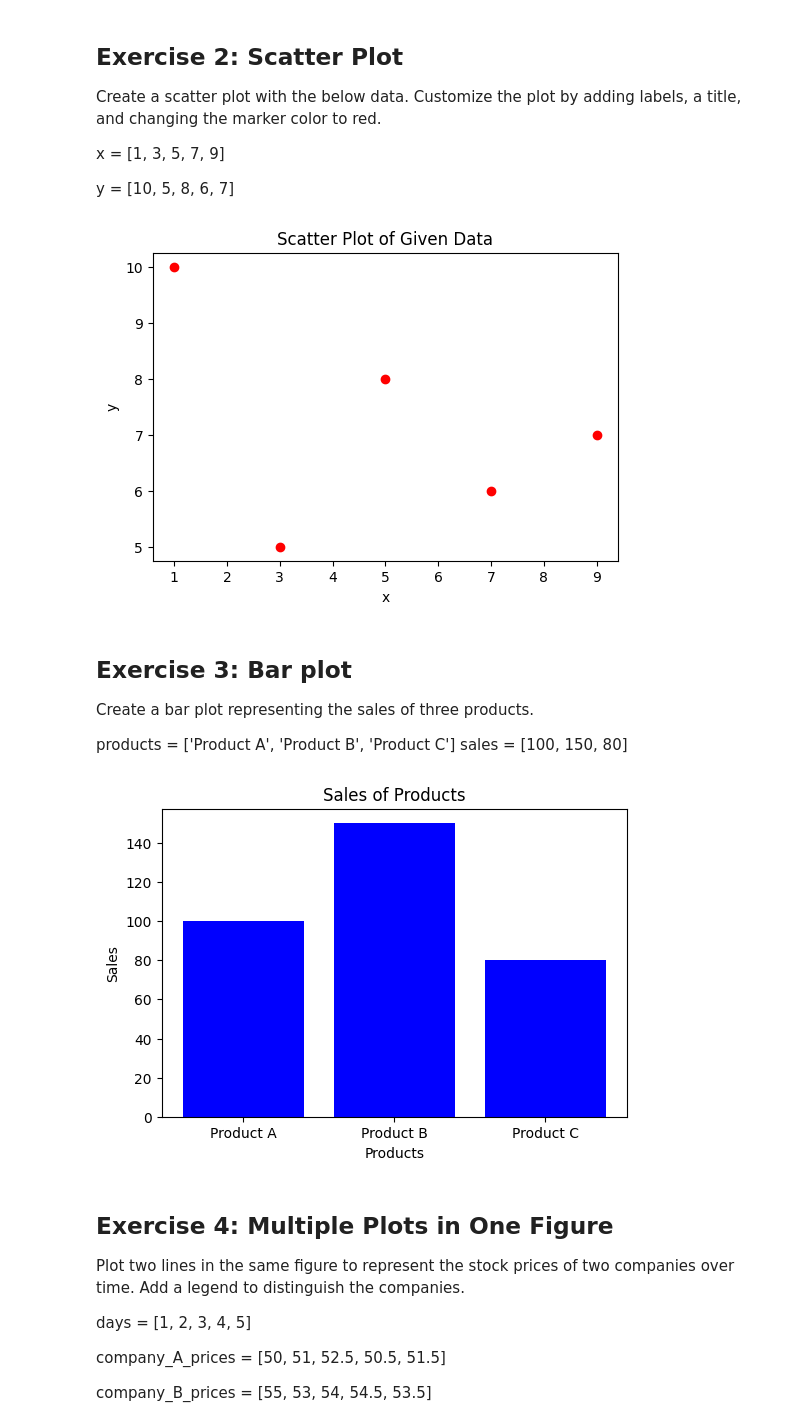
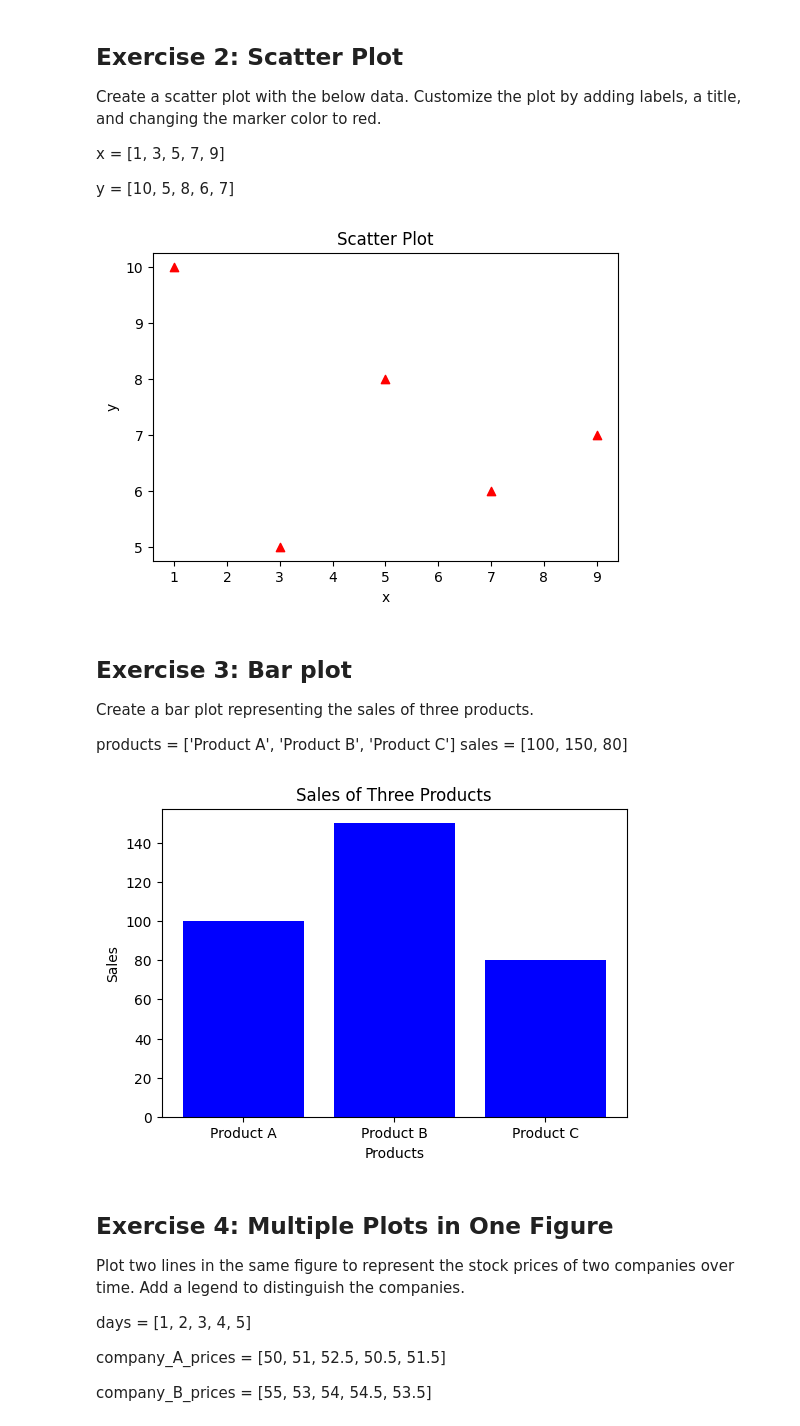
Before and after one commit to ChiakiNL/BI_2023, a Jupyter notebook: EDI3400_PD/W09_Matplotlib/Exercises.ipynb, the cells around one changed output. Cells and saved outputs as stored; diff of their text form; code cells hidden in the pictures.

```diff
--- a/EDI3400_PD/W09_Matplotlib/Exercises.ipynb
+++ b/EDI3400_PD/W09_Matplotlib/Exercises.ipynb
@@ -34,23 +37,24 @@ y = [10, 5, 8, 6, 7]
 # %%
 import matplotlib.pyplot as plt
 
 # Given data
 x = [1, 3, 5, 7, 9]
 y = [10, 5, 8, 6, 7]
 
 # Create the scatter plot
+# この行では、新しい図（Figure）を作成しています。figsize パラメータを用いて、図のサイズを指定しています（幅が 6インチ、高さが 4インチ）。
 plt.figure(figsize=(6, 4))
-plt.scatter(x, y, color='red', marker='o')
+plt.scatter(x, y, color='red', marker='^')
 
 # Add titles and labels
-plt.title('Scatter Plot of Given Data')
+plt.title('Scatter Plot')
 plt.xlabel('x')
 plt.ylabel('y')
 
 # Show the plot
 plt.show()
 # %% [output]
-[figure, old version]
+[figure, new version]
 # %% [markdown]
 ## Exercise 3: Bar plot
 Create a bar plot representing the sales of three products.
@@ -69,14 +73,14 @@ plt.figure(figsize=(6, 4))
 plt.bar(products, sales, color='blue')
 
 # Add titles and labels
-plt.title('Sales of Products')
+plt.title('Sales of Three Products')
 plt.xlabel('Products')
 plt.ylabel('Sales')
 
 # Show the plot
 plt.show()
 # %% [output]
-[figure, old version]
+[figure, new version]
 # %% [markdown]
 ## Exercise 4: Multiple Plots in One Figure
 Plot two lines in the same figure to represent the stock prices of two companies over time. Add a legend to distinguish the companies.
```
Also changed, not shown: parts of 4 cells of this notebook.
